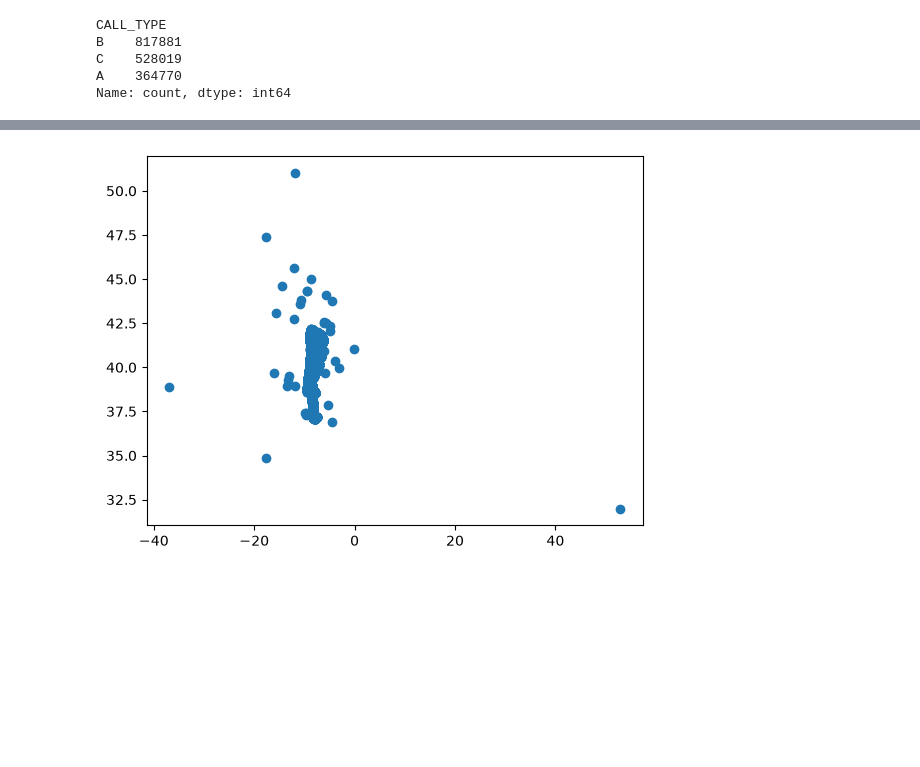
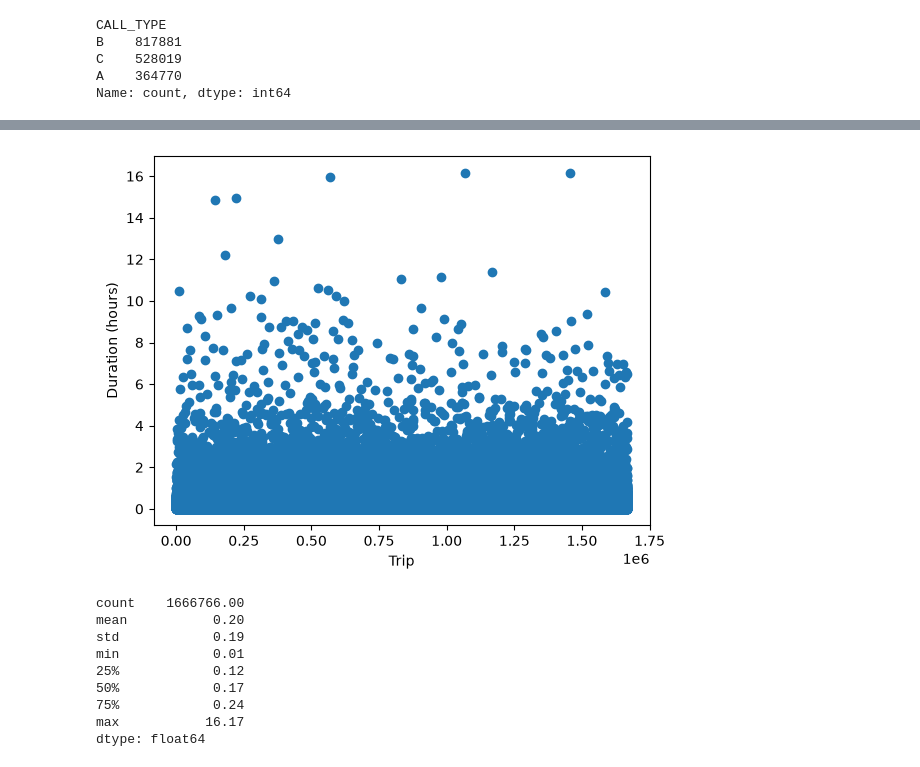
Before and after one commit to tahir1611/sdd-assingment2, a Jupyter notebook: eda.ipynb, the cells around one changed output, grey strips where cells are left out. Saved outputs shown, nothing was run; the diff lists cells and outputs as text; code cells hidden in the pictures; blank space fills up the shorter version.

```diff
--- a/eda.ipynb
+++ b/eda.ipynb
@@ -67,4 +106,29 @@ Name: count, dtype: int64
 # %%
-# Utforsking av Polyline
+# 4. Utforsking av datakarakteristikker
+
+durations = []
+
+for polyline in df["POLYLINE"]:
+    points = json.loads(polyline)
+    if len(points) >= 3:
+        duration = (len(points) - 1) * 15 / 3600
+        durations.append(duration)
+
+plt.scatter(range(len(durations)), durations)
+plt.xlabel("Trip")
+plt.ylabel("Duration (hours)")
+plt.show()
+
+
+pd.Series(durations).describe().round(2)
 # %% [output]
-[figure, old version]
+[figure, new version]
+count    1666766.00
+mean           0.20
+std            0.19
+min            0.01
+25%            0.12
+50%            0.17
+75%            0.24
+max           16.17
+dtype: float64
```
Also changed, not shown: parts of 14 cells of this notebook, 1 other file.
